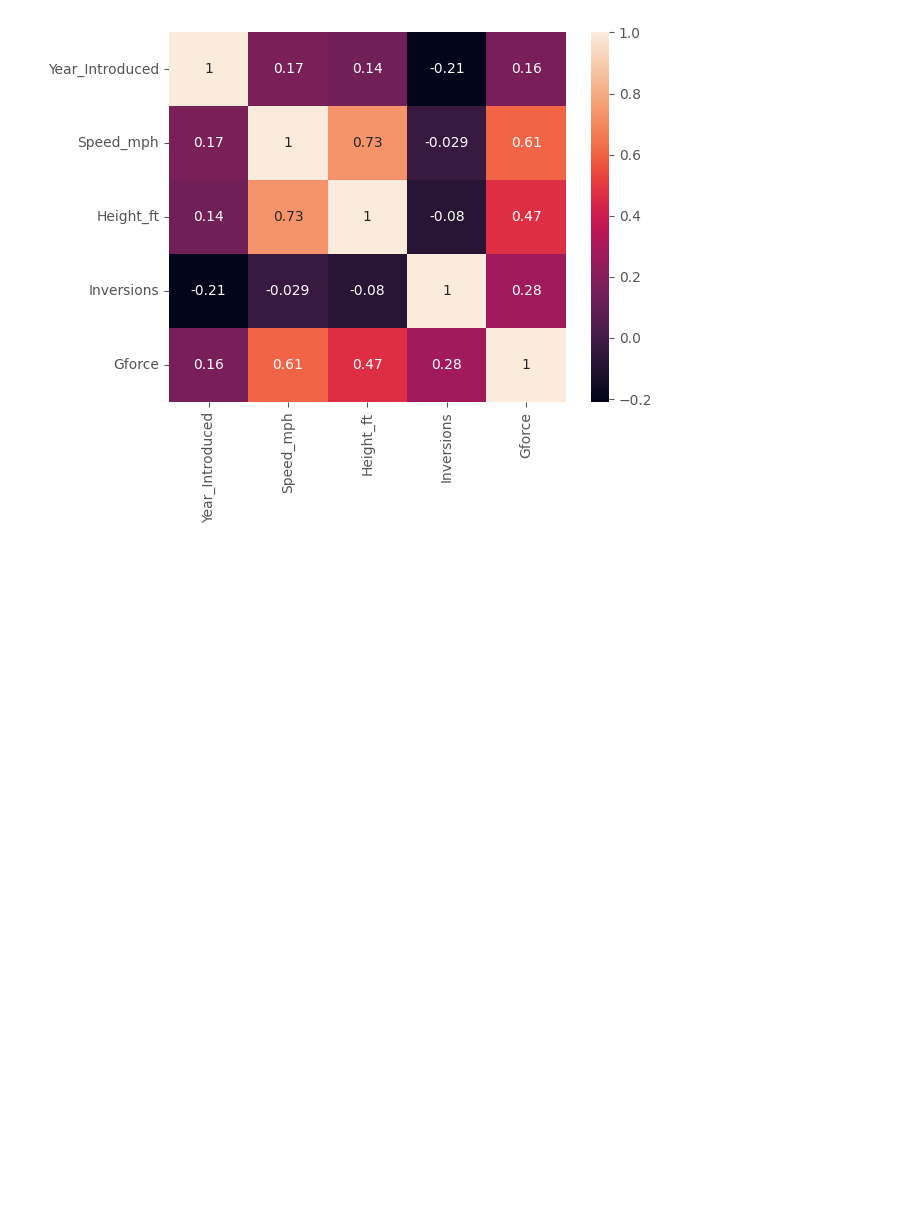
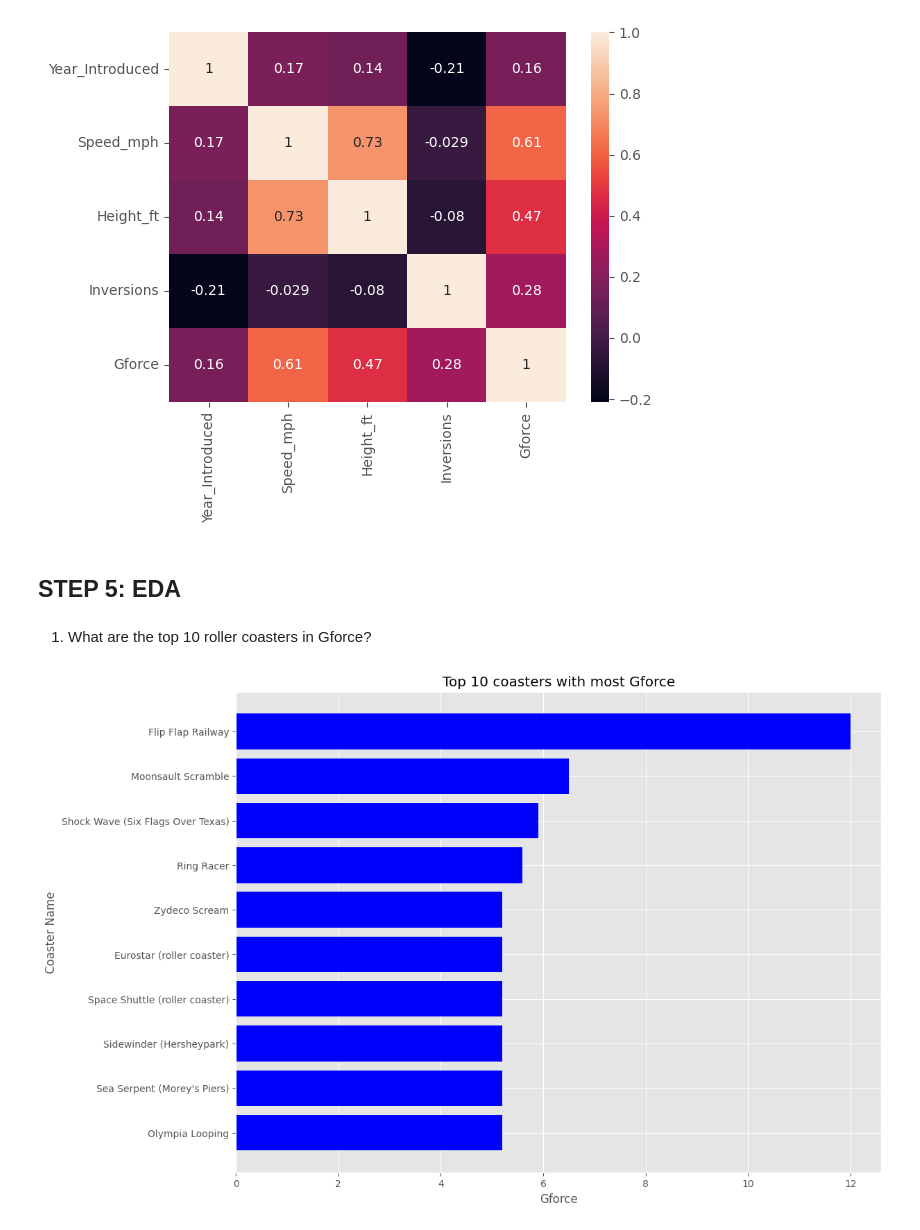
Before and after one commit to SurekhaBerlin/Roller-Coasters-Analysis, a Jupyter notebook: RollercoasterEDA.ipynb, the cells around one changed output. Drawn from its saved outputs; the diff is of its cells as text; code cells hidden in the pictures; blank space fills up the shorter version.

```diff
--- a/RollercoasterEDA.ipynb
+++ b/RollercoasterEDA.ipynb
@@ -358,3 +370,22 @@ sns.heatmap(df_corr, annot=True)
 # %% [output]
 <Axes: >
 [figure]
+# %% [markdown]
+## STEP 5: EDA
+# %% [markdown]
+1. What are the top 10 roller coasters in Gforce?
+# %%
+top10_gforce = df.groupby("Coaster_Name")["Gforce"].max().dropna(how="any").sort_values()[-10:]
+# %%
+plt.figure(figsize=(12,9))
+
+plt.barh(top10_gforce.index,top10_gforce,color="blue")
+
+
+plt.title("Top 10 coasters with most Gforce")
+plt.xlabel("Gforce")
+plt.ylabel("Coaster Name")
+
+plt.show()
+# %% [output]
+[figure, added]
```
Also changed, not shown: parts of 12 cells of this notebook.
